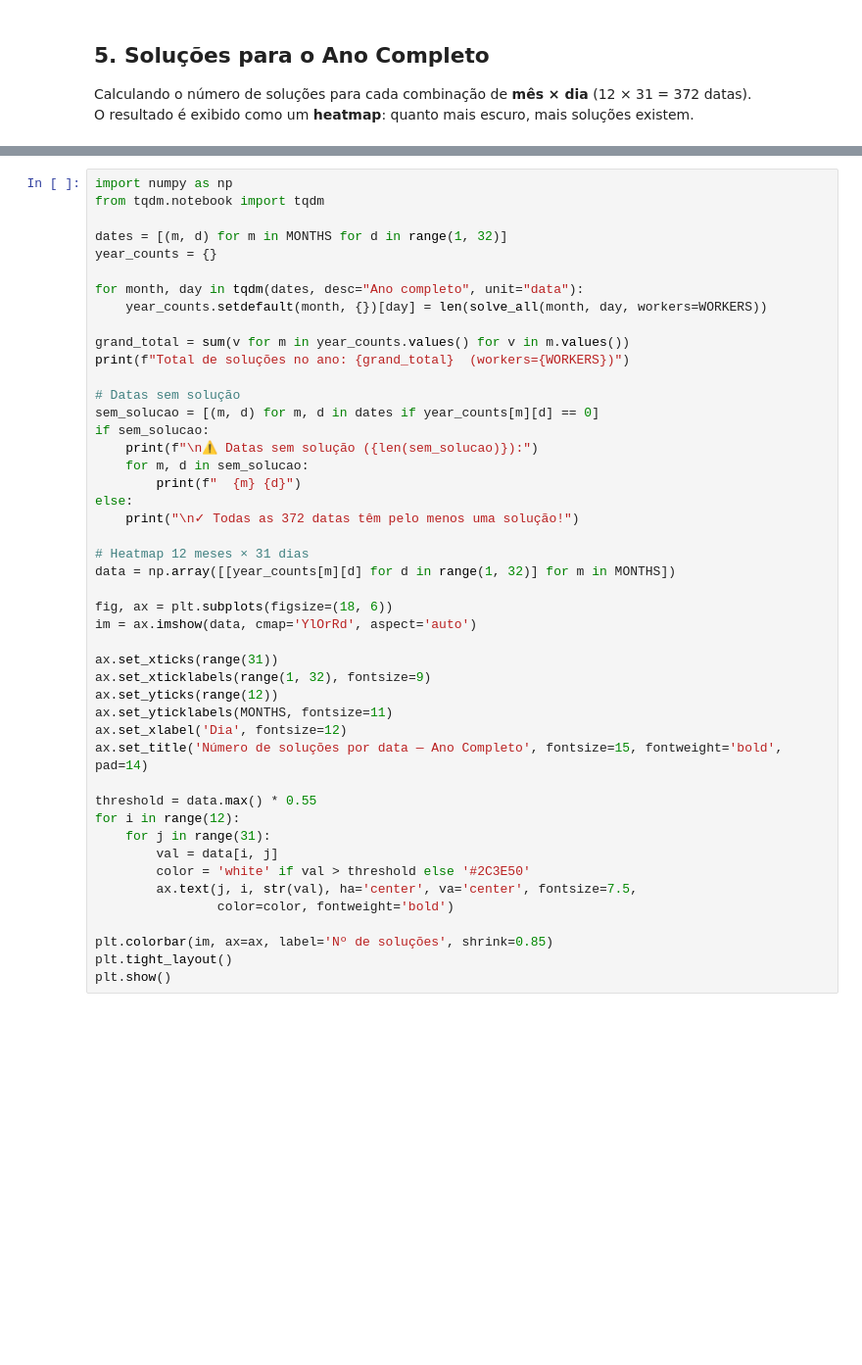
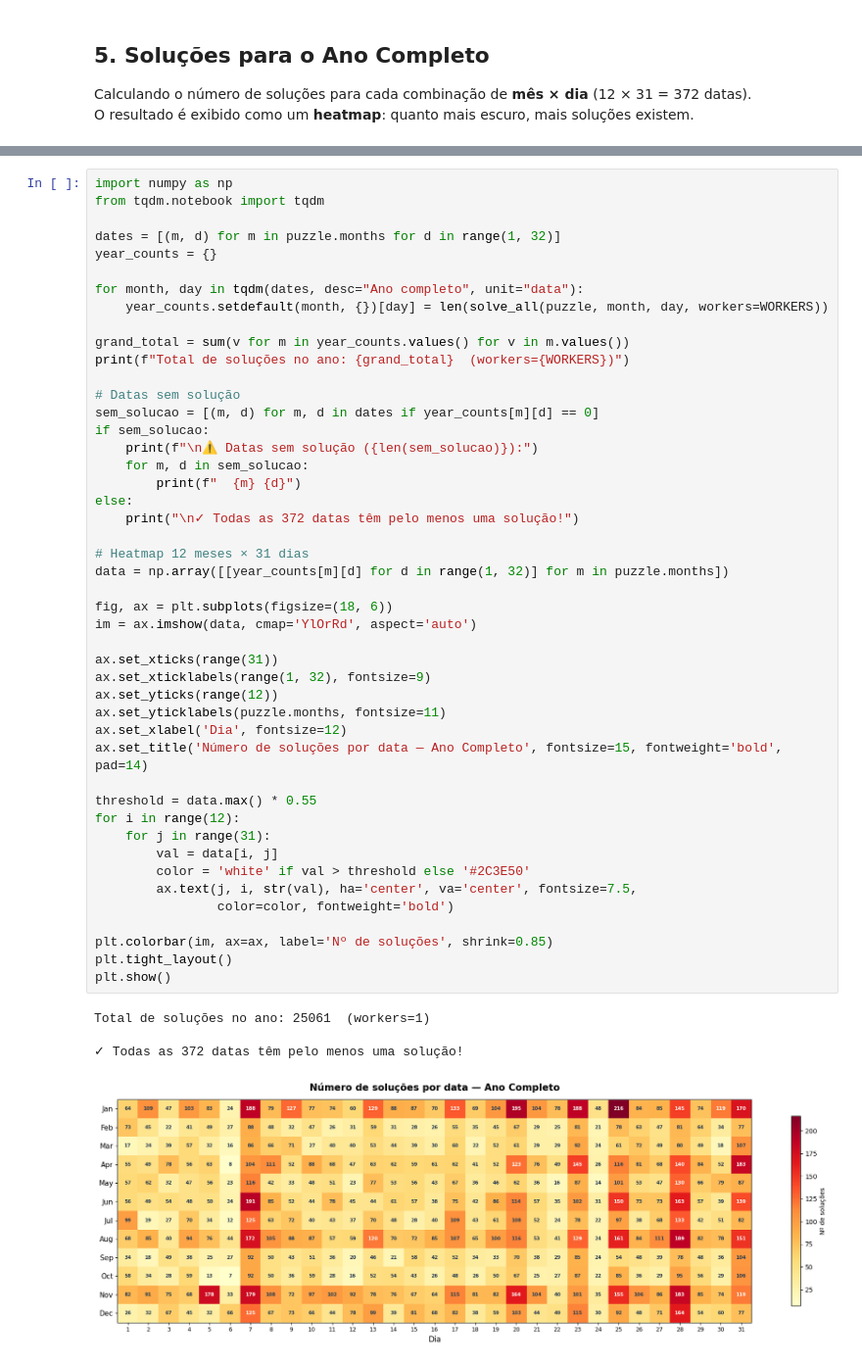
Before and after one commit to grkremer/calendar-puzzle-solver, a Jupyter notebook: callendar_puzzle.ipynb, the cells around one changed output, grey strips where cells are left out. Shown at 98% size. Saved outputs shown, nothing was run; the diff lists cells and outputs as text; blank space fills up the shorter version.

```diff
--- a/callendar_puzzle.ipynb
+++ b/callendar_puzzle.ipynb
@@ -203,11 +238,11 @@ plt.show()
 import numpy as np
 from tqdm.notebook import tqdm
 
-dates = [(m, d) for m in MONTHS for d in range(1, 32)]
+dates = [(m, d) for m in puzzle.months for d in range(1, 32)]
 year_counts = {}
 
 for month, day in tqdm(dates, desc="Ano completo", unit="data"):
-    year_counts.setdefault(month, {})[day] = len(solve_all(month, day, workers=WORKERS))
+    year_counts.setdefault(month, {})[day] = len(solve_all(puzzle, month, day, workers=WORKERS))
 
 grand_total = sum(v for m in year_counts.values() for v in m.values())
 print(f"Total de soluções no ano: {grand_total}  (workers={WORKERS})")
@@ -216,32 +251,37 @@ print(f"Total de soluções no ano: {grand_total}  (workers={WORKERS})")
 sem_solucao = [(m, d) for m, d in dates if year_counts[m][d] == 0]
 if sem_solucao:
     print(f"\n⚠ Datas sem solução ({len(sem_solucao)}):")
     for m, d in sem_solucao:
         print(f"  {m} {d}")
 else:
     print("\n✓ Todas as 372 datas têm pelo menos uma solução!")
 
 # Heatmap 12 meses × 31 dias
-data = np.array([[year_counts[m][d] for d in range(1, 32)] for m in MONTHS])
+data = np.array([[year_counts[m][d] for d in range(1, 32)] for m in puzzle.months])
 
 fig, ax = plt.subplots(figsize=(18, 6))
 im = ax.imshow(data, cmap='YlOrRd', aspect='auto')
 
 ax.set_xticks(range(31))
 ax.set_xticklabels(range(1, 32), fontsize=9)
 ax.set_yticks(range(12))
-ax.set_yticklabels(MONTHS, fontsize=11)
+ax.set_yticklabels(puzzle.months, fontsize=11)
 ax.set_xlabel('Dia', fontsize=12)
 ax.set_title('Número de soluções por data — Ano Completo', fontsize=15, fontweight='bold', pad=14)
 
 threshold = data.max() * 0.55
 for i in range(12):
     for j in range(31):
         val = data[i, j]
         color = 'white' if val > threshold else '#2C3E50'
         ax.text(j, i, str(val), ha='center', va='center', fontsize=7.5,
                 color=color, fontweight='bold')
 
 plt.colorbar(im, ax=ax, label='Nº de soluções', shrink=0.85)
 plt.tight_layout()
 plt.show()
+# %% [output]
+Total de soluções no ano: 25061  (workers=1)
+
+✓ Todas as 372 datas têm pelo menos uma solução!
+[figure, added]
```
Also changed, not shown: parts of 8 cells of this notebook, 8 other files.
